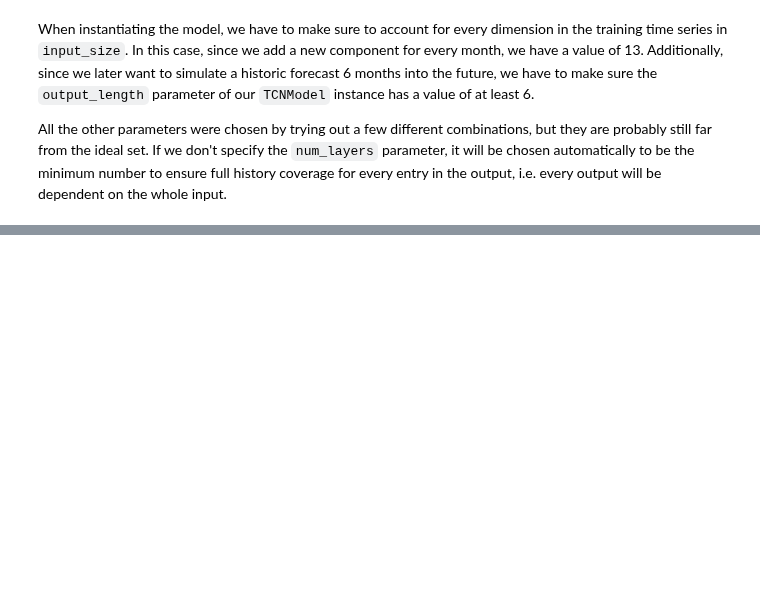
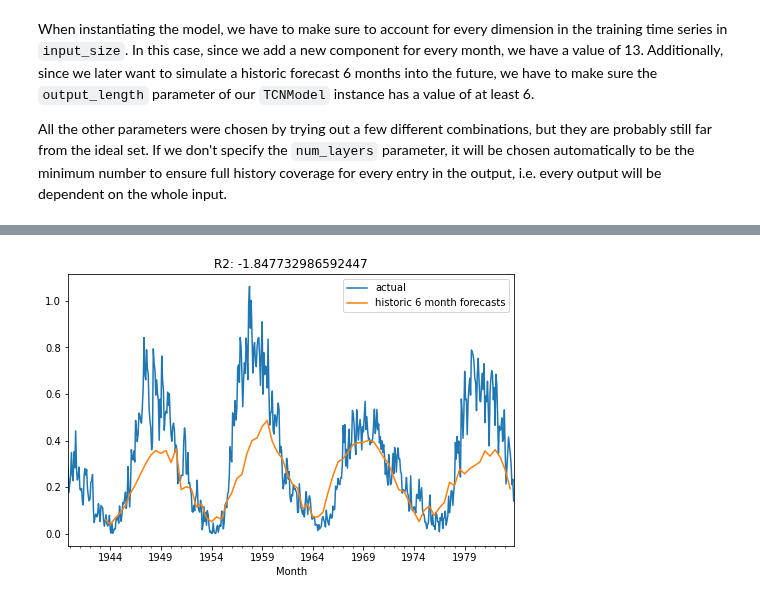
Before and after one commit to unit8co/darts, a Jupyter notebook: examples/TCN-examples.ipynb, the cells around one changed output, grey strips where cells are left out. Cells and saved outputs as stored; diff of their text form; code cells hidden in the pictures; blank space fills up the shorter version.

```diff
--- a/examples/TCN-examples.ipynb
+++ b/examples/TCN-examples.ipynb
@@ -77,10 +87,7 @@ series_sunspot = TimeSeries.from_dataframe(df2, 'Month', ['Sunspots'])
 series_sunspot = series_sunspot.add_datetime_attribute('month', True)
 train_sp, val_sp = series_sunspot.split_after(pd.Timestamp('19401001'))
 
-transformer_sunspot = ScalerWrapper()
-train_sp_transformed = transformer_sunspot.fit_transform(train_sp)
-val_sp_transformed = transformer_sunspot.transform(val_sp)
-series_sp_transformed = transformer.transform(series_sunspot)
+series_sp_transformed, train_sp_transformed, val_sp_transformed = transform_data(series_sunspot, train_sp, val_sp)
 # %%
 model_sun = TCNModel(
     input_size=13,
@@ -92,6 +99,7 @@ model_sun = TCNModel(
     weight_norm=True,
     kernel_size=3,
     num_filters=6,
-    nr_epochs_val_period=1
+    nr_epochs_val_period=1,
+    random_state=0
 )
 # %% [output]
@@ -112,3 +120,5 @@ pred_series = backtest_forecasting(
     retrain=False,
     verbose=True
 )
+display_forecast(pred_series, series_sp_transformed, start_date=pd.Timestamp('19391001'))
+# %% [output]
@@ -114,0 +126 @@ pred_series = backtest_forecasting(
+[figure, added]
```
Also changed, not shown: parts of 21 cells of this notebook, 1 other file.
